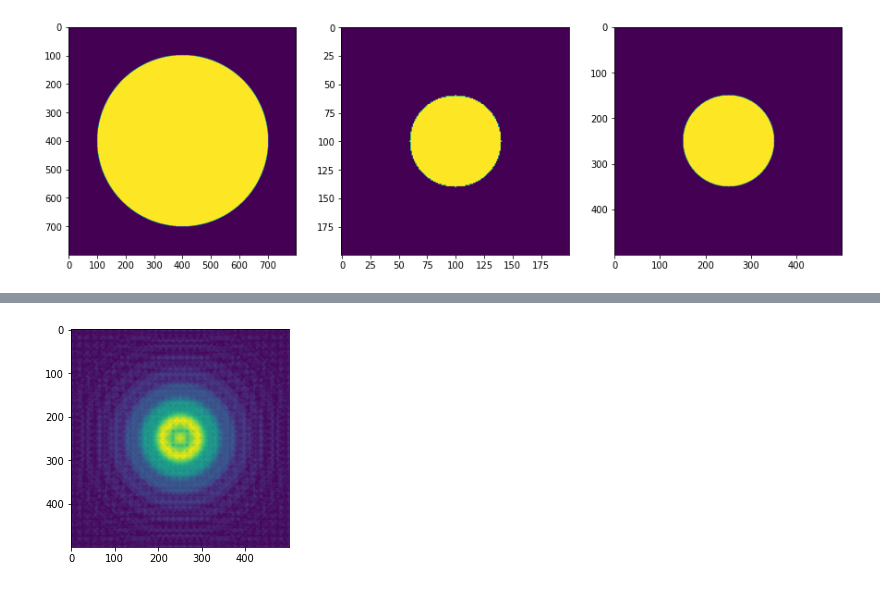
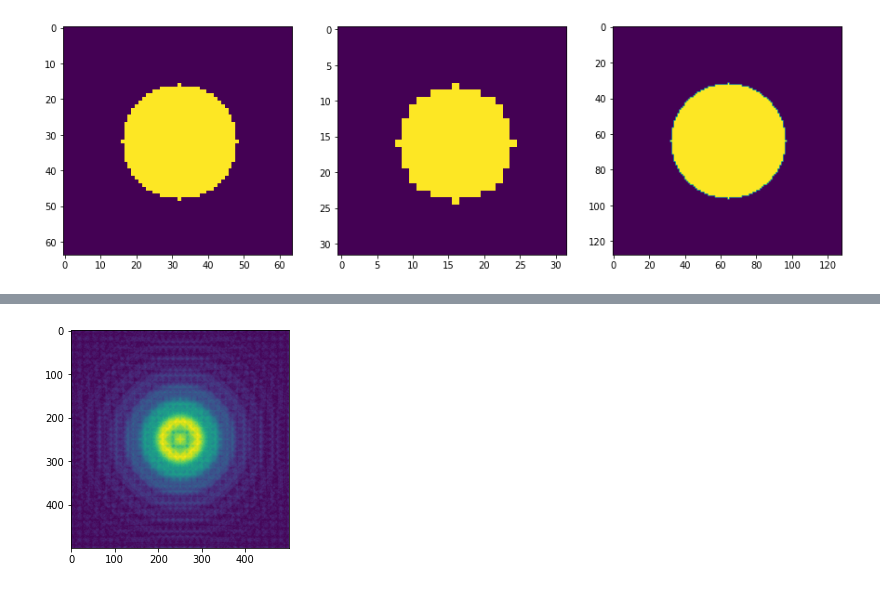
Before and after one commit to JuanDaAC/OpticalInstruments, a Jupyter notebook: Entrega 2/Pruebas/PruebasFourier.ipynb, the cells around one changed output, grey strips where cells are left out. Drawn from its saved outputs; the diff is of its cells as text; code cells hidden in the pictures.

```diff
--- a/Entrega 2/Pruebas/PruebasFourier.ipynb
+++ b/Entrega 2/Pruebas/PruebasFourier.ipynb
@@ -43,24 +43,24 @@ def IDFF_2D(entrada):
     return dft2d
 # %%
 #Apertura circular
-mask=np.zeros((800,800),dtype="uint8")
-cv2.circle(mask,(400,400),300,1,-1)
+mask=np.zeros((64,64),dtype="uint8")
+cv2.circle(mask,(32,32),16,1,-1)
 
-mask1=np.zeros((200,200),dtype="uint8")
-cv2.circle(mask1,(100,100),40,1,-1)
+mask1=np.zeros((32,32),dtype="uint8")
+cv2.circle(mask1,(16,16),8,1,-1)
 
-mask2=np.zeros((500,500),dtype="uint8")
-cv2.circle(mask2,(250,250),100,1,-1)
+mask2=np.zeros((128,128),dtype="uint8")
+cv2.circle(mask2,(64,64),32,1,-1)
 
 fig, ax = plt.subplots(1,3,figsize=(15, 15))
 
 plt.imshow(mask2)
 ax[0].imshow(mask)
 ax[1].imshow(mask1)
 ax[2].imshow(mask2)
 plt.show()
 # %% [output]
-[figure, old version]
+[figure, new version]
 # %%
 #Transformada de Fresnel FFT
 def TrFr(entrada,z,dx,dy,W_l):
```
Also changed, not shown: parts of 1 cell of this notebook, 1 other file.
